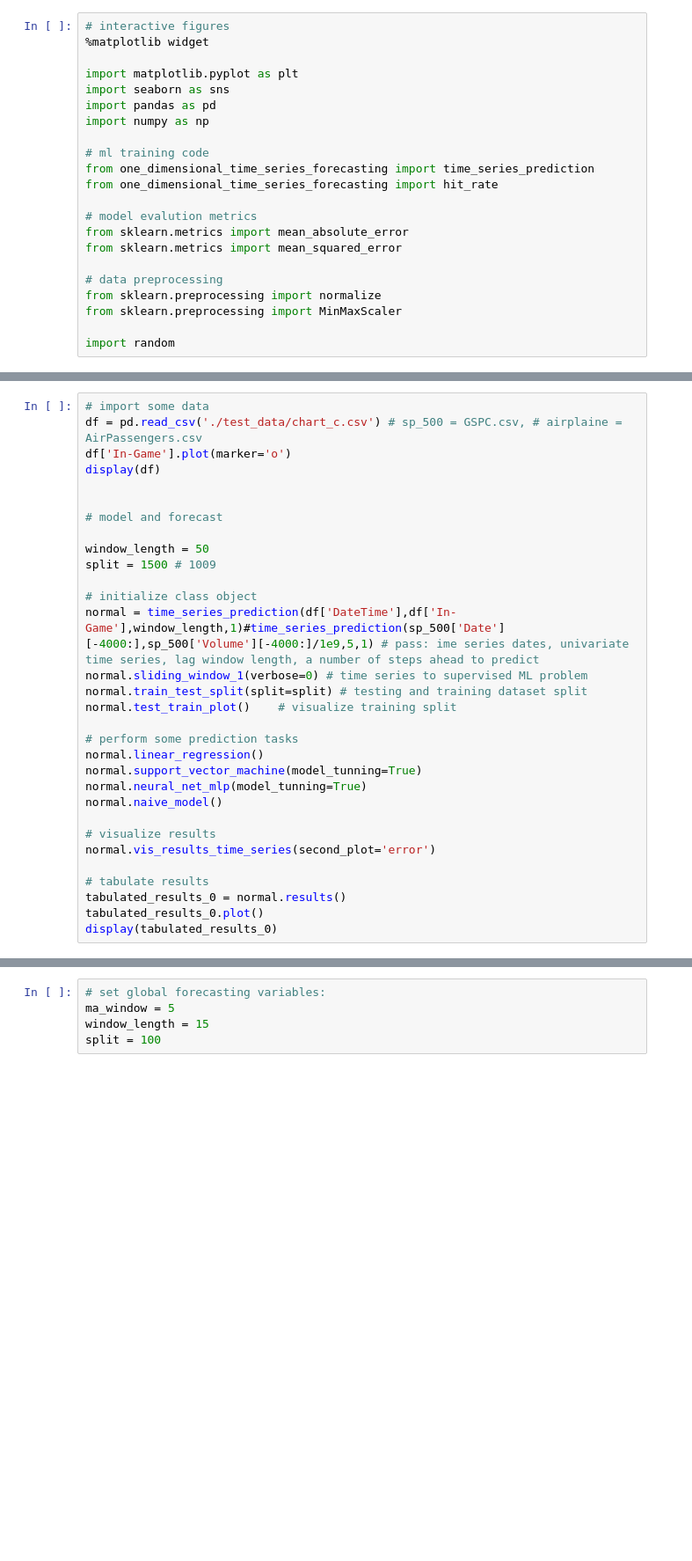
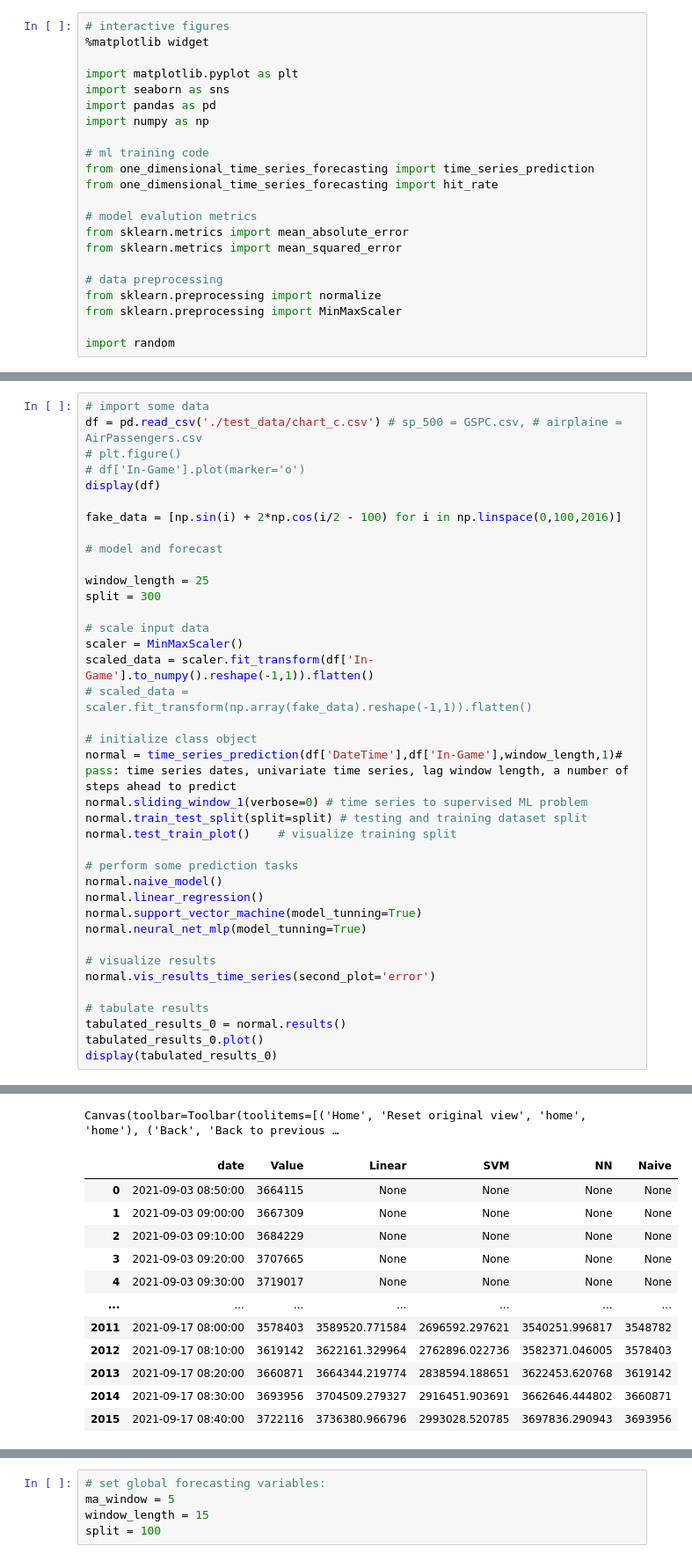
Before and after one commit to tristanmckechnie/tristan_meng_data_science, a Jupyter notebook: 1d_time_series_prediction_class.ipynb, the cells around one changed output, grey strips where cells are left out. Shown at 88% size. Saved outputs shown, nothing was run; the diff lists cells and outputs as text; blank space fills up the shorter version.

```diff
--- a/1d_time_series_prediction_class.ipynb
+++ b/1d_time_series_prediction_class.ipynb
@@ -61,26 +59,33 @@ None
 # %%
 # import some data
 df = pd.read_csv('./test_data/chart_c.csv') # sp_500 = GSPC.csv, # airplaine = AirPassengers.csv
-df['In-Game'].plot(marker='o')
+# plt.figure()
+# df['In-Game'].plot(marker='o')
 display(df)
 
+fake_data = [np.sin(i) + 2*np.cos(i/2 - 100) for i in np.linspace(0,100,2016)]
 
 # model and forecast
 
-window_length = 50
-split = 1500 # 1009
+window_length = 25
+split = 300
+
+# scale input data
+scaler = MinMaxScaler()
+scaled_data = scaler.fit_transform(df['In-Game'].to_numpy().reshape(-1,1)).flatten()
+# scaled_data = scaler.fit_transform(np.array(fake_data).reshape(-1,1)).flatten()
 
 # initialize class object
-normal = time_series_prediction(df['DateTime'],df['In-Game'],window_length,1)#time_series_prediction(sp_500['Date'][-4000:],sp_500['Volume'][-4000:]/1e9,5,1) # pass: ime series dates, univariate time series, lag window length, a number of steps ahead to predict
+normal = time_series_prediction(df['DateTime'],df['In-Game'],window_length,1)# pass: time series dates, univariate time series, lag window length, a number of steps ahead to predict
 normal.sliding_window_1(verbose=0) # time series to supervised ML problem
 normal.train_test_split(split=split) # testing and training dataset split
 normal.test_train_plot()    # visualize training split
 
 # perform some prediction tasks
+normal.naive_model()
 normal.linear_regression()
 normal.support_vector_machine(model_tunning=True)
 normal.neural_net_mlp(model_tunning=True)
-normal.naive_model()
 
 # visualize results
 normal.vis_results_time_series(second_plot='error')
@@ -125,0 +147,13 @@ Fitting 5 folds for each of 48 candidates, totalling 240 fits
+Canvas(toolbar=Toolbar(toolitems=[('Home', 'Reset original view', 'home', 'home'), ('Back', 'Back to previous …
+|  | date | Value | Linear | SVM | NN | Naive |
+| 0 | 2021-09-03 08:50:00 | 3664115 | None | None | None | None |
+| 1 | 2021-09-03 09:00:00 | 3667309 | None | None | None | None |
+| 2 | 2021-09-03 09:10:00 | 3684229 | None | None | None | None |
+| 3 | 2021-09-03 09:20:00 | 3707665 | None | None | None | None |
+| 4 | 2021-09-03 09:30:00 | 3719017 | None | None | None | None |
+| ... | ... | ... | ... | ... | ... | ... |
+| 2011 | 2021-09-17 08:00:00 | 3578403 | 3589520.771584 | 2696592.297621 | 3540251.996817 | 3548782 |
+| 2012 | 2021-09-17 08:10:00 | 3619142 | 3622161.329964 | 2762896.022736 | 3582371.046005 | 3578403 |
+| 2013 | 2021-09-17 08:20:00 | 3660871 | 3664344.219774 | 2838594.188651 | 3622453.620768 | 3619142 |
+| 2014 | 2021-09-17 08:30:00 | 3693956 | 3704509.279327 | 2916451.903691 | 3662646.444802 | 3660871 |
+| 2015 | 2021-09-17 08:40:00 | 3722116 | 3736380.966796 | 2993028.520785 | 3697836.290943 | 3693956 |
```
Also changed, not shown: parts of 9 cells of this notebook, 2 other files.
